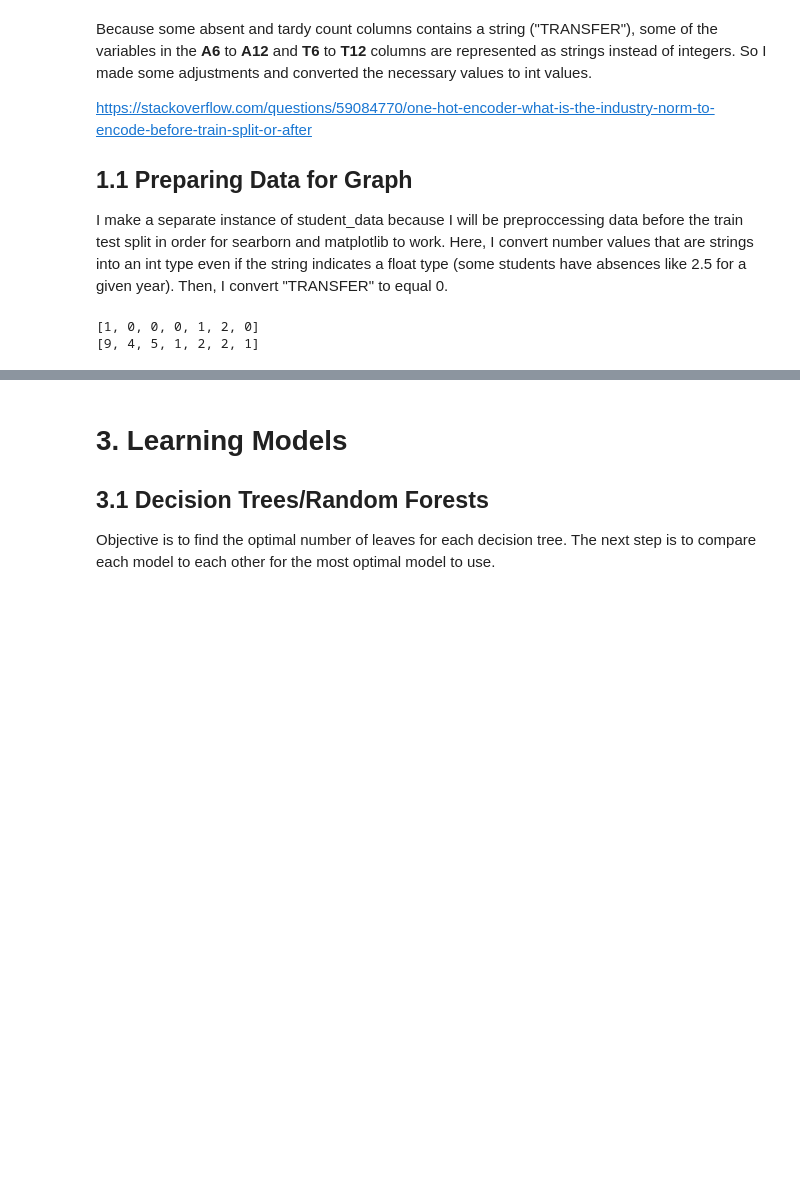
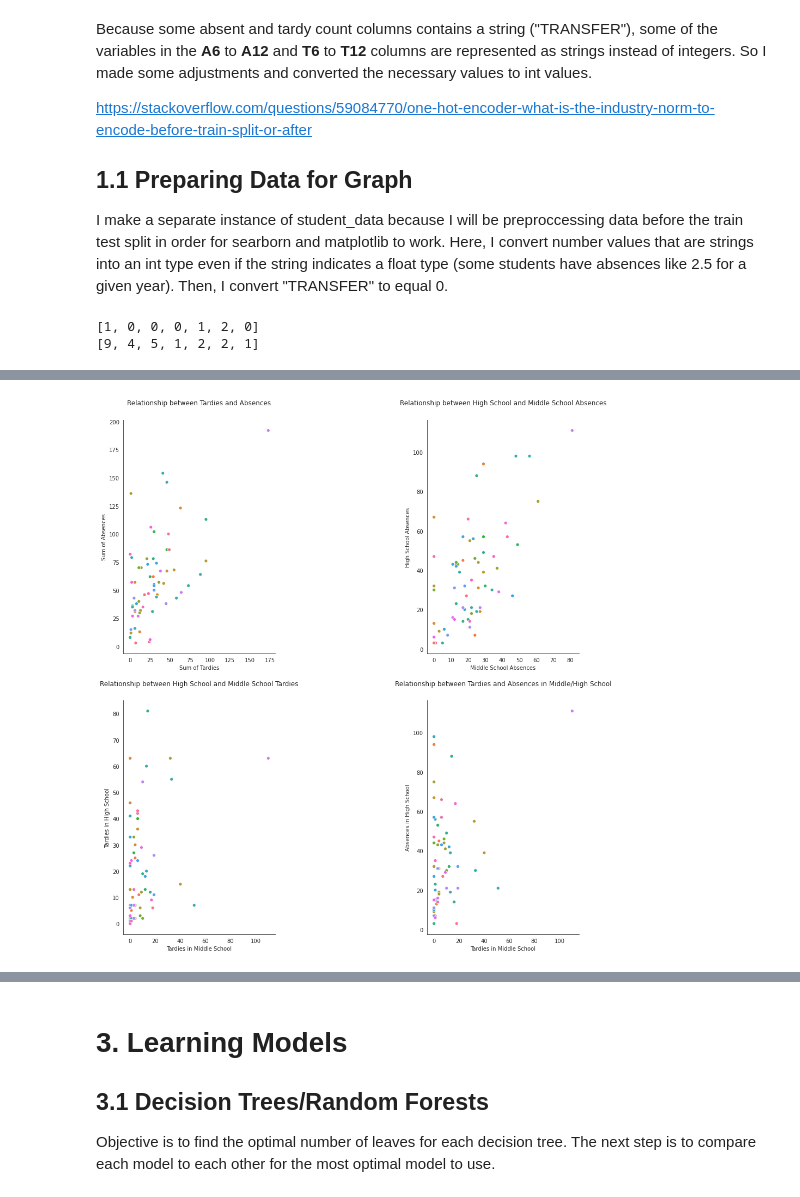
Before and after one commit to kevinmonisit/Project, a Jupyter notebook: Data Visualization.ipynb, the cells around one changed output, grey strips where cells are left out. Cells and saved outputs as stored; diff of their text form; code cells hidden in the pictures; blank space fills up the shorter version.

```diff
--- a/Data Visualization.ipynb
+++ b/Data Visualization.ipynb
@@ -106,0 +142,37 @@ Converting needed values into usable int types for learning models I also sum th
+# %%
+
+# middle school tardies vs middle school absences
+
+def create_graph(ax, x, y, xlabel, ylabel, title):
+    ax.title.set_position([.5, 1.05])
+    sns.scatterplot(x=x, y=y, hue="Student", data=dataForGraph, legend=False, ax=ax)
+    ax.set(xlabel=xlabel, ylabel=ylabel, title=title)
+
+
+with sns.axes_style("white"):
+    fg, [[ax1, ax2], [ax3, ax4]] = plt.subplots(2,2, figsize=(15,7))
+    sns.despine(fig=fg)
+    create_graph(ax1, "TardySum", "AbsentSum", "Sum of Tardies", "Sum of Absences", "Relationship between Tardies and Absences")
+
+    create_graph(ax2, "AbsencesSum_MS",
+                 "AbsencesSum_HS",
+                 "Middle School Absences",
+                 "High School Absences",
+                 "Relationship between High School and Middle School Absences")
+
+    create_graph(ax3, "TardiesSum_MS",
+                 "TardiesSum_HS",
+                 "Tardies in Middle School",
+                 "Tardies in High School",
+                 "Relationship between High School and Middle School Tardies")
+
+    create_graph(ax4, "TardiesSum_MS",
+                 "AbsencesSum_HS",
+                 "Tardies in Middle School",
+                 "Absences in High School",
+                 "Relationship between Tardies and Absences in Middle/High School")
+
+
+plt.subplots_adjust(wspace=1, top=2)
+# %% [output]
+[figure, added]
```
Also changed, not shown: parts of 33 cells of this notebook.
